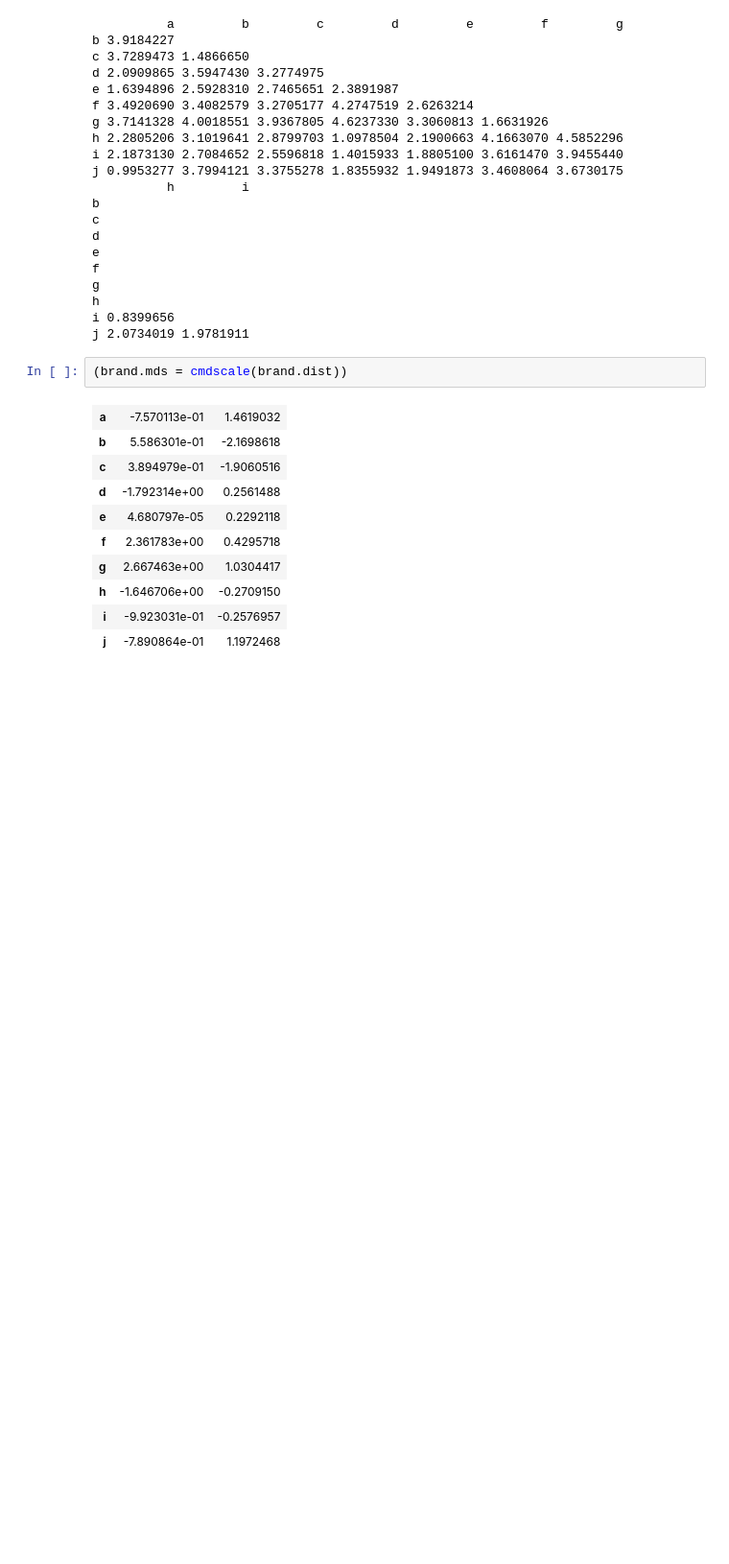
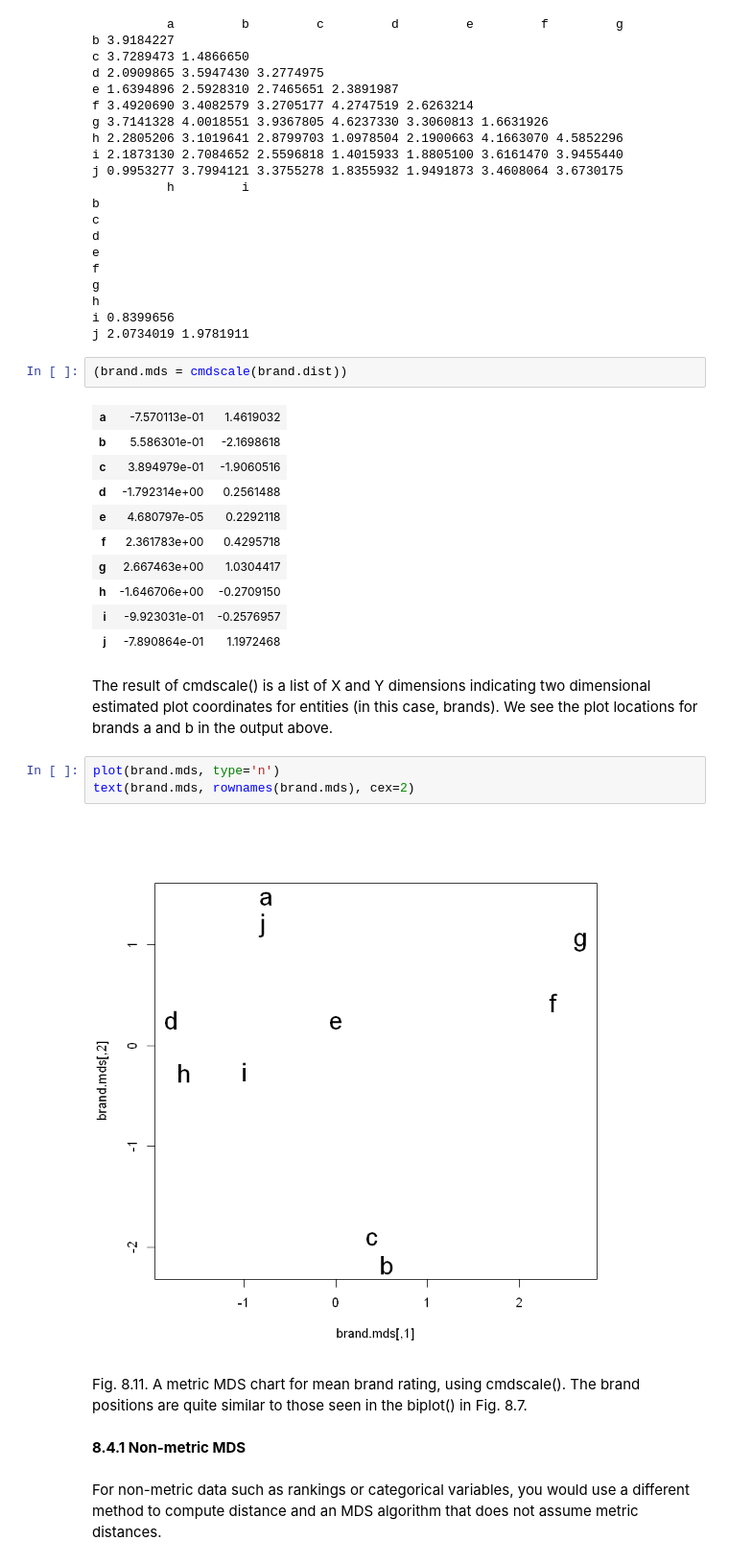
Before and after one commit to LeeChang-Soo/R-for-marketing-analytics, a Jupyter notebook: 8_Reducing Data Complexity.ipynb, the cells around one changed output. Shown: that part at 96% size. Saved outputs shown, nothing was run; the diff lists cells and outputs as text; blank space fills up the shorter version.

```diff
--- a/8_Reducing Data Complexity.ipynb
+++ b/8_Reducing Data Complexity.ipynb
@@ -705,3 +691,24 @@ j 2.0734019 1.9781911
 | h | -1.646706e+00 | -0.2709150 |
 | i | -9.923031e-01 | -0.2576957 |
 | j | -7.890864e-01 | 1.1972468 |
+# %% [markdown]
+The result of cmdscale() is a list of X and Y dimensions indicating two dimensional
+estimated plot coordinates for entities (in this case, brands). We see
+the plot locations for brands a and b in the output above.
+# %%
+plot(brand.mds, type='n')
+text(brand.mds, rownames(brand.mds), cex=2)
+# %% [output]
+[figure, added]
+# %% [markdown]
+Fig. 8.11. A metric MDS chart
+for mean brand rating, using
+cmdscale(). The brand positions
+are quite similar to those seen
+in the biplot() in Fig. 8.7.
+# %% [markdown]
+**8.4.1 Non-metric MDS**
+# %% [markdown]
+For non-metric data such as rankings or categorical variables, you would use a different
+method to compute distance and an MDS algorithm that does not assume
+metric distances.
```
Also changed, not shown: parts of 14 cells of this notebook.
